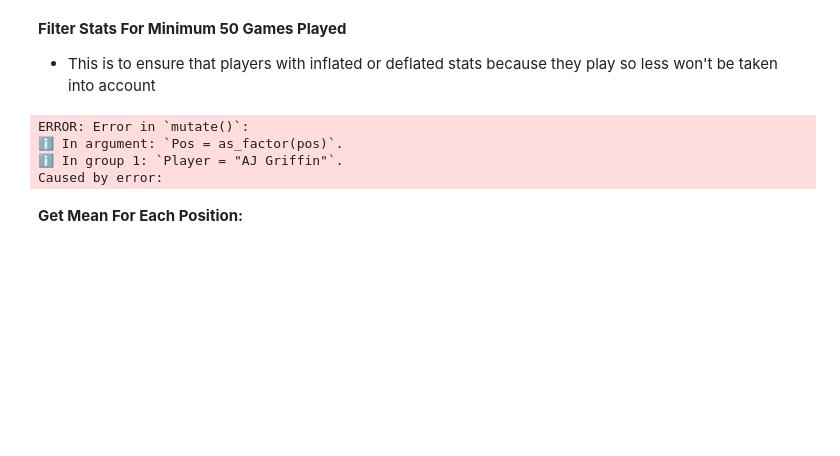
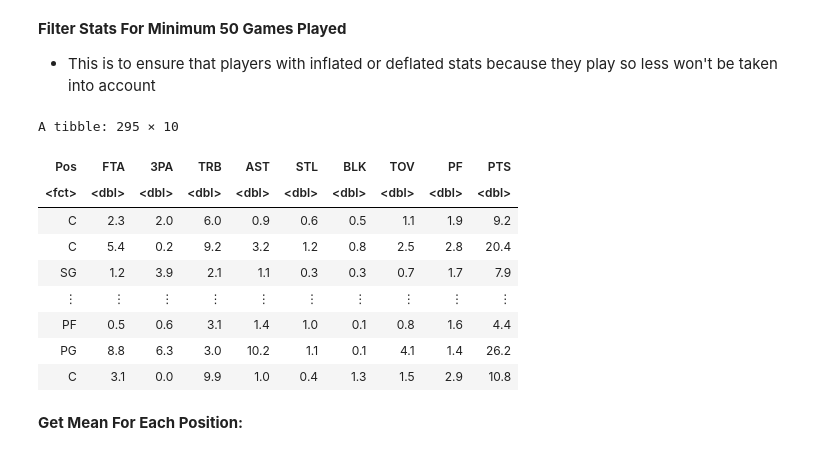
Before and after one commit to Elalalaqqq/DSCI-100-2023W2-GROUP-28, a Jupyter notebook: Report.ipynb, the cells around one changed output. Cells and saved outputs as stored; diff of their text form; code cells hidden in the pictures; blank space fills up the shorter version.

```diff
--- a/Report.ipynb
+++ b/Report.ipynb
@@ -48,16 +66,26 @@ A spec_tbl_df: 679 × 30
 **Filter Stats For Minimum 50 Games Played**
 - This is to ensure that players with inflated or deflated stats because they play so less won't be taken into account
 # %%
+set.seed(1024)
 filteredStats <- nbaStats |>
                     group_by(Player) |>
                     filter(n() == 1 | Tm == "TOT", G >= 50, !(Pos %in% c("PF-SF", "SF-SG", "SG-PG"))) |>
-                    select("Player", "Pos", "FTA", "3PA", "G", "TRB":"PTS") |>
-                    mutate(Pos = as_factor(pos))
+                    ungroup() |>
+                    select("Pos", "FTA", "3PA", "TRB":"PTS") |>
+                    mutate(Pos = as.factor(Pos)) |>
+                    mutate(across(where(is.character), as.numeric))
+filteredStats
 # %% [output]
-ERROR: Error in `mutate()`:
-ℹ In argument: `Pos = as_factor(pos)`.
-ℹ In group 1: `Player = "AJ Griffin"`.
-Caused by error:
+A tibble: 295 × 10
+| Pos | FTA | 3PA | TRB | AST | STL | BLK | TOV | PF | PTS |
+| <fct> | <dbl> | <dbl> | <dbl> | <dbl> | <dbl> | <dbl> | <dbl> | <dbl> | <dbl> |
+| C | 2.3 | 2.0 | 6.0 | 0.9 | 0.6 | 0.5 | 1.1 | 1.9 | 9.2 |
+| C | 5.4 | 0.2 | 9.2 | 3.2 | 1.2 | 0.8 | 2.5 | 2.8 | 20.4 |
+| SG | 1.2 | 3.9 | 2.1 | 1.1 | 0.3 | 0.3 | 0.7 | 1.7 | 7.9 |
+| ⋮ | ⋮ | ⋮ | ⋮ | ⋮ | ⋮ | ⋮ | ⋮ | ⋮ | ⋮ |
+| PF | 0.5 | 0.6 | 3.1 | 1.4 | 1.0 | 0.1 | 0.8 | 1.6 | 4.4 |
+| PG | 8.8 | 6.3 | 3.0 | 10.2 | 1.1 | 0.1 | 4.1 | 1.4 | 26.2 |
+| C | 3.1 | 0.0 | 9.9 | 1.0 | 0.4 | 1.3 | 1.5 | 2.9 | 10.8 |
 # %% [markdown]
 **Get Mean For Each Position:**
 # %%
```
Also changed, not shown: parts of 3 cells of this notebook, 3 other files.
